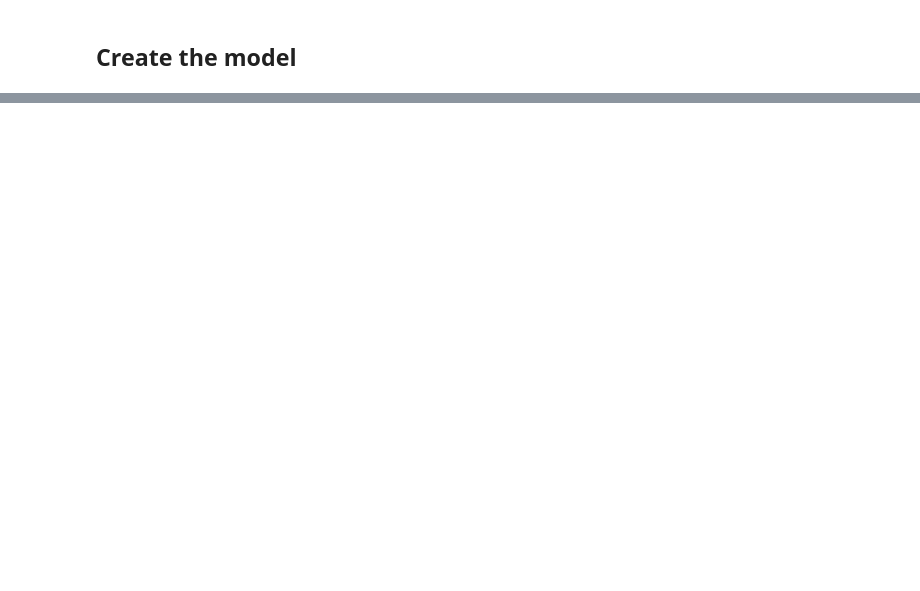
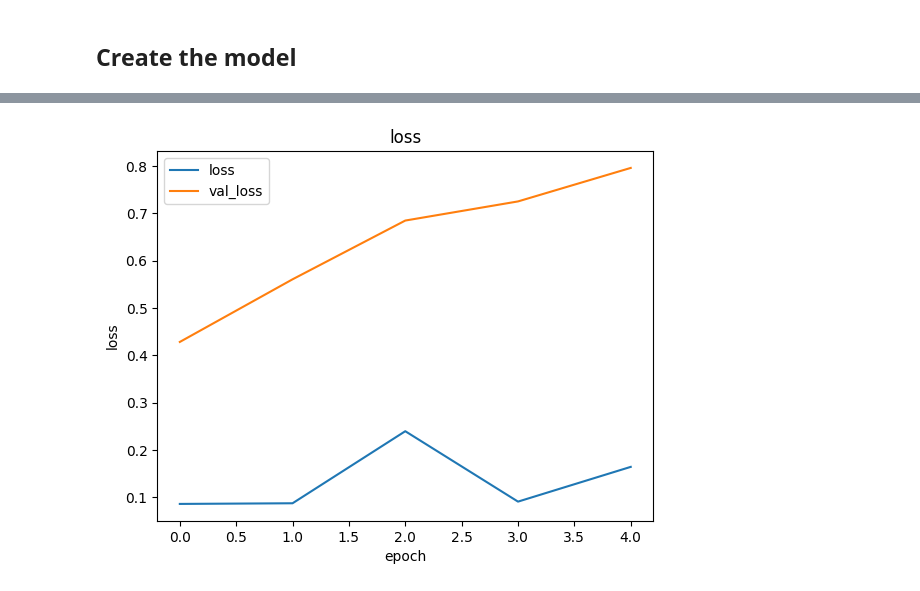
Before and after one commit to DmitryPukhov/pytrade2, a Jupyter notebook: analysis/Predict low high models.ipynb, the cells around one changed output, grey strips where cells are left out. Saved outputs shown, nothing was run; the diff lists cells and outputs as text; code cells hidden in the pictures; blank space fills up the shorter version.

```diff
--- a/analysis/Predict low high models.ipynb
+++ b/analysis/Predict low high models.ipynb
@@ -155,35 +140,78 @@ from scikeras.wrappers import KerasRegressor
 from keras.layers import Dense
 from keras.layers import LSTM
 from sklearn.compose import ColumnTransformer, make_column_selector
+import matplotlib.pyplot as plt
+import tensorflow as tf
 
+
+
+def create_model(X_train, y_train, window_size):
+    model = Sequential()
+    model.add(LSTM(128,  return_sequences=True, input_shape=(window_size, X_train.shape[1])))
+    model.add(Dropout(0.2))
+    model.add(LSTM(32))
+    model.add(Dropout(0.2))
+    model.add(Dense(20, activation='relu'))
+    model.add(Dense(y_train.shape[1], activation='linear'))
+    #model.add(Dense(y_train.shape[1], activation='softmax'))
+    model.compile(optimizer='adam', loss='mse', metrics=['mae'])
+    #model.compile(optimizer='adam', loss='mean_absolute_error', metrics=['mean_squared_error'])
+    #model.compile(optimizer='adam', loss='mean_absolute_error', metrics=['mean_squared_error'])
+    #model.compile(optimizer='adam', loss=tf.keras.losses.Huber(), metrics=['mean_squared_error'])
+    return model
+
+
+def plot_history(history):
+    """ Plot history loss and metrics"""
+    # summarize history for accuracy
+    for metric_name in history.history:
+        # validation metrics names will be calculated from related train metrics
+        if metric_name.startswith("val_"): continue
+
+        # Plot metric and related test (val_..) metric
+        names=[metric_name, f"val_{metric_name}"]
+        for name in names:
+            plt.plot(history.history[name])
+        # Captions and show the plot
+        plt.title(metric_name)
+        plt.ylabel(metric_name)
+        plt.xlabel('epoch')
+        plt.legend(names, loc='upper left')
+        plt.show()
 
 test_size=0.3
 test_index = int(len(X)*(1-test_size))
 X_train, y_train, X_test, y_test = X.iloc[:test_index], y.iloc[:test_index], X.iloc[test_index:], y.iloc[test_index:]
 
 
-def create_model(X_train, y_train, window_size):
+# Train/test split
+x_pipe = Pipeline(
+    [("xrs", RobustScaler()),
+     ("xmms", MinMaxScaler())])
+x_pipe.fit(X_train)
 
-        model = Sequential()
-        model.add(LSTM(128,  return_sequences=True, input_shape=(window_size, X_train.shape[1])))
-        model.add(Dropout(0.2))
-        model.add(LSTM(32))
-        model.add(Dropout(0.2))
-        model.add(Dense(20, activation='relu'))
-        model.add(Dense(y_train.shape[1], activation='linear'))
-        #model.add(Dense(y_train.shape[1], activation='softmax'))
-        model.compile(optimizer='adam', loss='mean_absolute_error', metrics=['mean_squared_error'])
-        return model
+y_pipe = Pipeline(
+    [("yrs", RobustScaler()),
+     ("ymms",MinMaxScaler())])
+y_pipe.fit(y_train)
+
+#x_scaler, y_scaler = MinMaxScaler().fit(X_train), MinMaxScaler().fit(y_train)
+X_train, y_train = x_pipe.transform(X_train), y_pipe.transform(y_train)
+X_test, y_test = x_pipe.transform(X_test), y_pipe.transform(y_test)
+print(f"Train size: {X_train.shape[0]}")
 
 
-x_scaler, y_scaler = StandardScaler().fit(X_train), StandardScaler().fit(y_train)
-X_train = x_scaler.transform(X_train)
-y_train = y_scaler.transform(y_train)
+# Create the model
+window_size = 15
+model = create_model(X_train, y_train, window_size)
 
-window_size = 10
-gen = TimeseriesGenerator(X_train, y_train, length=window_size,
-                               sampling_rate=1, batch_size=1)
+# Fit the model
+epochs=5
+steps_per_epoch=5
+train_gen = TimeseriesGenerator(X_train, y_train, length=window_size)
+test_gen = TimeseriesGenerator(X_test, y_test, length=window_size)
+history=model.fit(train_gen, validation_data=test_gen, epochs=epochs, steps_per_epoch=steps_per_epoch)
 
-model = create_model(X_train, y_train, window_size)
-model.fit(gen,steps_per_epoch=1000, epochs=10)
+# Plot the result
+plot_history(history)
 # %% [output]
@@ -227,0 +229 @@ Epoch 10/10
+[figure, added]
```
Also changed, not shown: parts of 4 cells of this notebook, 1 other file.
